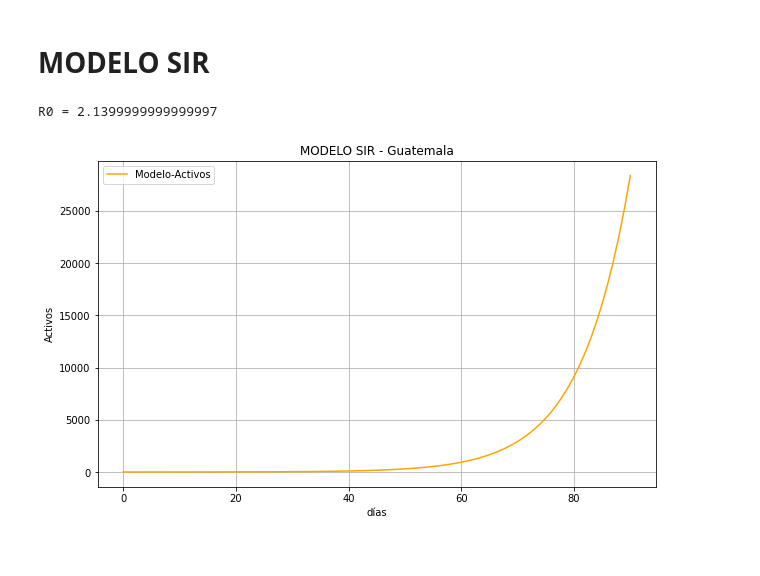
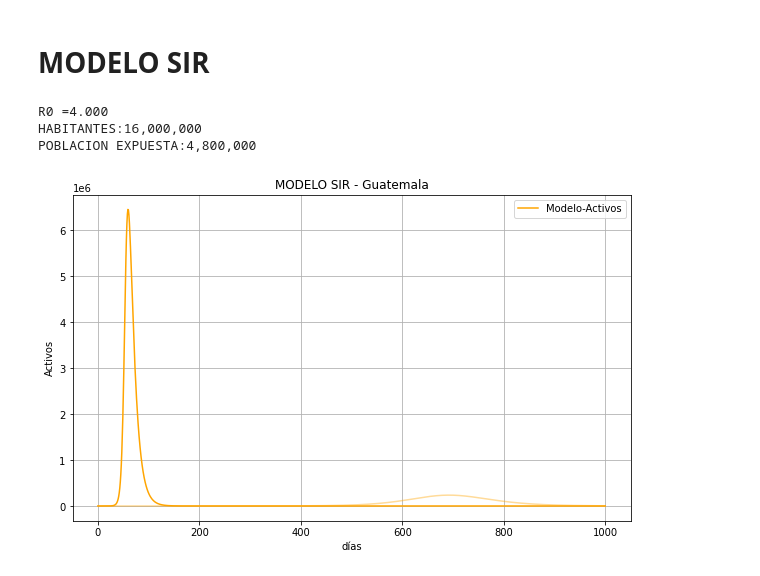
Before and after one commit to pepedp/Otros, a Jupyter notebook: Covid19.ipynb, the cells around one changed output. Drawn from its saved outputs; the diff is of its cells as text; code cells hidden in the pictures.

```diff
--- a/Covid19.ipynb
+++ b/Covid19.ipynb
@@ -314,47 +299,58 @@ elif (Actualizar_BigQuery):
 # %%
 #@title
 Poblacion =  16e6#@param {type:"number"}
-beta =  .214#@param {type:"number"}
+beta =  .4#@param {type:"number"}
 gamma =  0.1#@param {type:"number"}
-tiempo =   90#@param {type:"number"}
+tiempo = 1000 #@param {type:"slider", min:50, max:1000, step:1}
+Exposicion = 0.3 #@param {type:"slider", min:0.1, max:1, step:0.1}
 modelo_completo = False #@param {type:"boolean"}
 datos_pais = False #@param {type:"boolean"}
 N=Poblacion
+poblacion_expuesta=N/Exposicion
 
 #VALORES INICIALES
 I0,R0 = 1,0
 S0 = N - I0 - R0
 Ro = (beta)/(gamma)
-print('R0 =',Ro)
+print('R0 ={:.3f} \nHABITANTES:{:,.0f} \nPOBLACION EXPUESTA:{:,.0f}'.format(Ro,N,N*Exposicion))
 
 #GRAFICA
 plt.figure(figsize=[10,6])
 
 if (modelo_completo):
   t = np.linspace(0,tiempo ,tiempo)
   sol_ecuaciones = scipy.integrate.odeint(Modelo_SIR, [S0, I0, R0], t, args=(N,beta, gamma))
   plt.ylabel("% Población")
-  plt.plot(t, sol_ecuaciones[:, 1]/Poblacion, label="Activos", color="Orange")
-  plt.plot(t, sol_ecuaciones[:, 0]/Poblacion, label="Suceptibles", color="Blue")
-  plt.plot(t, sol_ecuaciones[:, 2]/Poblacion, label="Recuperados", color="Green")
+  plt.plot(t, sol_ecuaciones[:, 1]/N, label="Activos", color="Orange")
+  plt.plot(t, sol_ecuaciones[:, 0]/N, label="Suceptibles", color="Blue")
+  plt.plot(t, sol_ecuaciones[:, 2]/N, label="Recuperados", color="Green")
+  if Exposicion<1:
+    sol_ecuaciones2 = scipy.integrate.odeint(Modelo_SIR, [S0, I0, R0], t, args=(poblacion_expuesta,beta, gamma))
+    plt.ylabel("% Población")
+    plt.plot(t, sol_ecuaciones2[:, 1]/N, color="Orange", alpha=0.4)
+    plt.plot(t, sol_ecuaciones2[:, 0]/N, color="Blue", alpha=0.4)
+    plt.plot(t, sol_ecuaciones2[:, 2]/N, color="Green", alpha=0.4)
 else:
   t = np.linspace(0,tiempo ,tiempo)
   sol_ecuaciones = scipy.integrate.odeint(Modelo_SIR, [S0, I0, R0], t, args=(N,beta, gamma))
+  plt.plot(t, sol_ecuaciones[:, 1], label="Modelo-Activos", color="Orange")
   plt.ylabel("Activos")
-  plt.plot(t, sol_ecuaciones[:, 1], label="Modelo-Activos", color="Orange")
+  if Exposicion<1:
+    sol_ecuaciones2 = scipy.integrate.odeint(Modelo_SIR, [S0, I0, R0], t, args=(poblacion_expuesta,beta, gamma))
+    plt.plot(t, sol_ecuaciones2[:, 1], color="Orange", alpha=0.4)
   if (datos_pais):
     plt.bar(x[0:tiempo+1].flatten(),activos[0:tiempo+1].flatten(), color="Blue",alpha=0.3,label="Activos" )
-    #plt.plot(t, sol_ecuaciones[:, 2], label="Recuperados", color="Green")
-
 
 plt.title("MODELO SIR - {}".format(pais))
 plt.xlabel("días")
 plt.grid()
 plt.legend()
 plt.show()
 # %% [output]
-R0 = 2.1399999999999997
+R0 =4.000
+HABITANTES:16,000,000
+POBLACION EXPUESTA:4,800,000
-[figure, old version]
+[figure, new version]
 # %% [markdown]
 ## Ecuaciones Diferenciales
 
```
Also changed, not shown: parts of 4 cells of this notebook.
